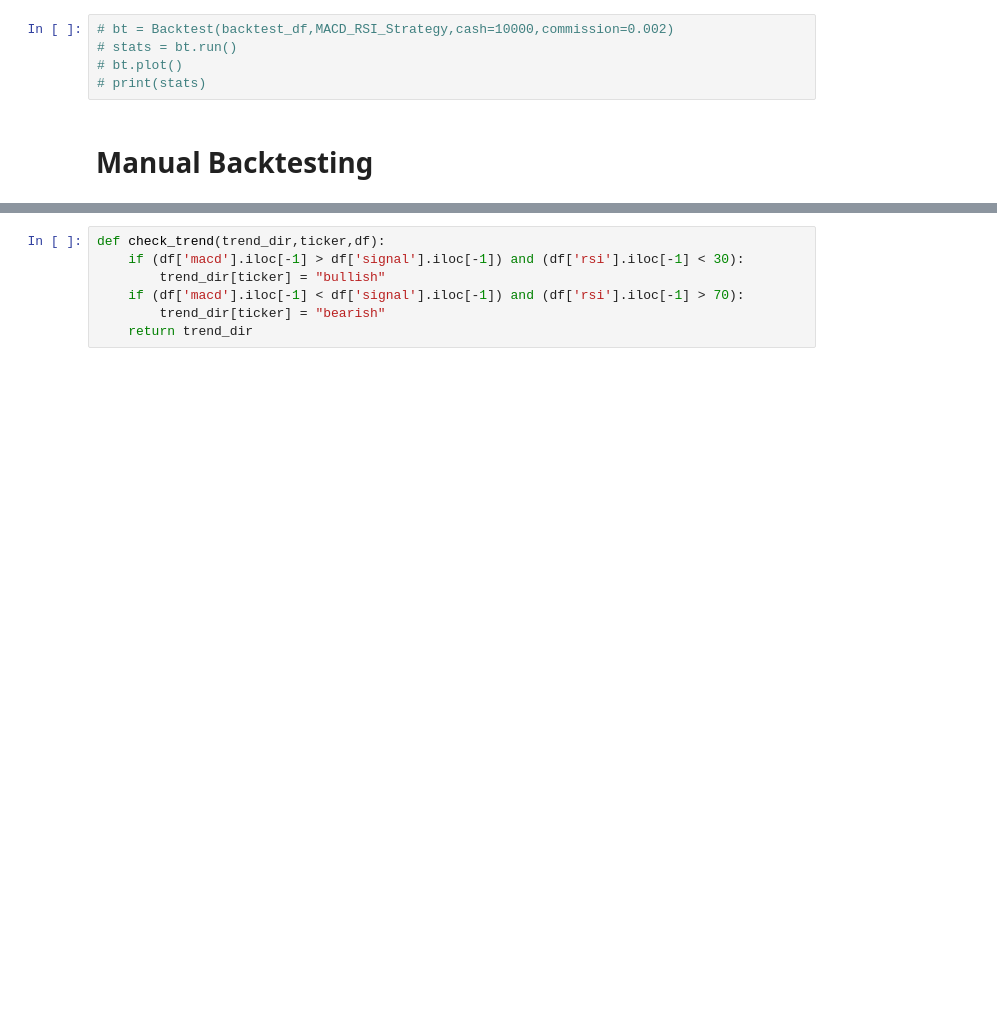
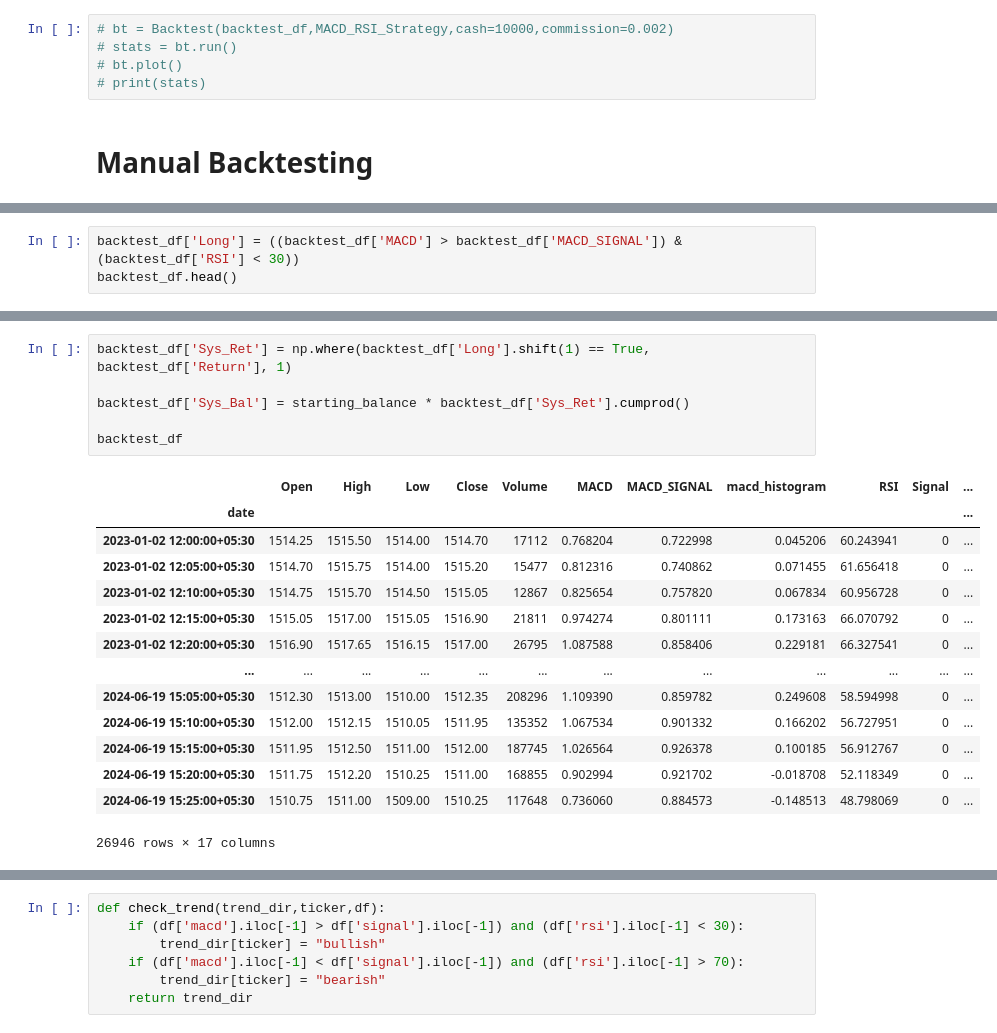
Before and after one commit to Jayasuryan0821/AlgoTrading-on-Kite, a Jupyter notebook: MACD/trade.ipynb, the cells around one changed output, grey strips where cells are left out. Cells and saved outputs as stored; diff of their text form; blank space fills up the shorter version.

```diff
--- a/MACD/trade.ipynb
+++ b/MACD/trade.ipynb
@@ -532,0 +606,3 @@ class MACD_RSI_Strategy(Strategy):
+# %%
+backtest_df['Long'] = ((backtest_df['MACD'] > backtest_df['MACD_SIGNAL']) & (backtest_df['RSI'] < 30))
+backtest_df.head()
@@ -532,0 +617,21 @@ class MACD_RSI_Strategy(Strategy):
+# %%
+backtest_df['Sys_Ret'] = np.where(backtest_df['Long'].shift(1) == True, backtest_df['Return'], 1)
+
+backtest_df['Sys_Bal'] = starting_balance * backtest_df['Sys_Ret'].cumprod()
+
+backtest_df
+# %% [output]
+|  | Open | High | Low | Close | Volume | MACD | MACD_SIGNAL | macd_histogram | RSI | Signal | ... |
+| date |  |  |  |  |  |  |  |  |  |  | ... |
+| 2023-01-02 12:00:00+05:30 | 1514.25 | 1515.50 | 1514.00 | 1514.70 | 17112 | 0.768204 | 0.722998 | 0.045206 | 60.243941 | 0 | ... |
+| 2023-01-02 12:05:00+05:30 | 1514.70 | 1515.75 | 1514.00 | 1515.20 | 15477 | 0.812316 | 0.740862 | 0.071455 | 61.656418 | 0 | ... |
+| 2023-01-02 12:10:00+05:30 | 1514.75 | 1515.70 | 1514.50 | 1515.05 | 12867 | 0.825654 | 0.757820 | 0.067834 | 60.956728 | 0 | ... |
+| 2023-01-02 12:15:00+05:30 | 1515.05 | 1517.00 | 1515.05 | 1516.90 | 21811 | 0.974274 | 0.801111 | 0.173163 | 66.070792 | 0 | ... |
+| 2023-01-02 12:20:00+05:30 | 1516.90 | 1517.65 | 1516.15 | 1517.00 | 26795 | 1.087588 | 0.858406 | 0.229181 | 66.327541 | 0 | ... |
+| ... | ... | ... | ... | ... | ... | ... | ... | ... | ... | ... | ... |
+| 2024-06-19 15:05:00+05:30 | 1512.30 | 1513.00 | 1510.00 | 1512.35 | 208296 | 1.109390 | 0.859782 | 0.249608 | 58.594998 | 0 | ... |
+| 2024-06-19 15:10:00+05:30 | 1512.00 | 1512.15 | 1510.05 | 1511.95 | 135352 | 1.067534 | 0.901332 | 0.166202 | 56.727951 | 0 | ... |
+| 2024-06-19 15:15:00+05:30 | 1511.95 | 1512.50 | 1511.00 | 1512.00 | 187745 | 1.026564 | 0.926378 | 0.100185 | 56.912767 | 0 | ... |
+| 2024-06-19 15:20:00+05:30 | 1511.75 | 1512.20 | 1510.25 | 1511.00 | 168855 | 0.902994 | 0.921702 | -0.018708 | 52.118349 | 0 | ... |
+| 2024-06-19 15:25:00+05:30 | 1510.75 | 1511.00 | 1509.00 | 1510.25 | 117648 | 0.736060 | 0.884573 | -0.148513 | 48.798069 | 0 | ... |
+26946 rows × 17 columns
```
Also changed, not shown: parts of 29 cells of this notebook.
